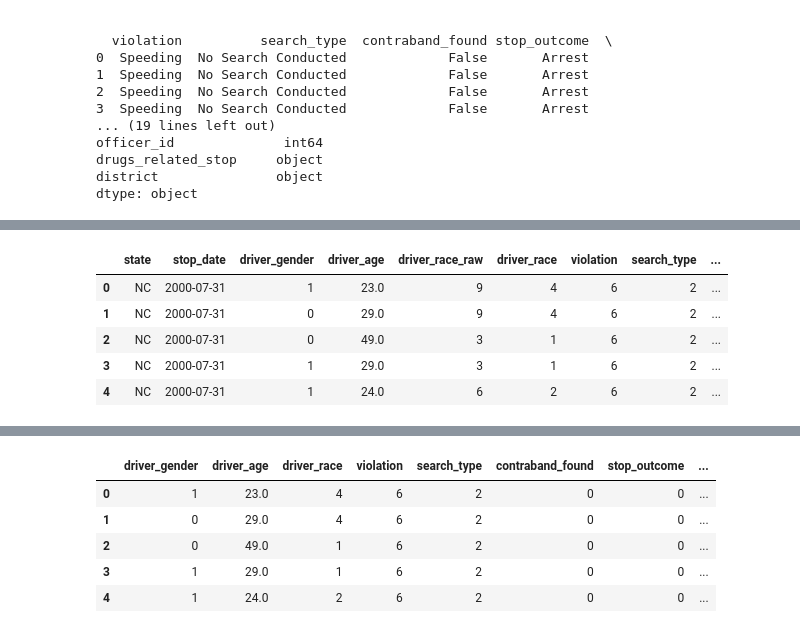
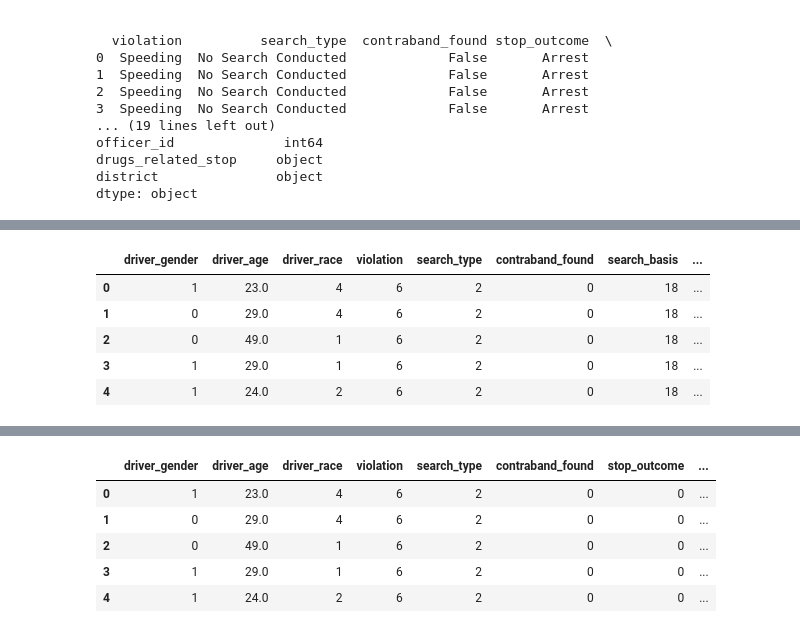
Before and after one commit to Heatdh/MIUG-Proj, a Jupyter notebook: src/main.ipynb, the cells around one changed output, grey strips where cells are left out. Drawn from its saved outputs; the diff is of its cells as text; code cells hidden in the pictures.

```diff
--- a/src/main.ipynb
+++ b/src/main.ipynb
@@ -51,0 +63,11 @@ Text(0.5, 1.0, 'Correlation between features')
+# %%
+# Clenaning the dataset by checking for missing data
+print(df.isna().sum())
+# additional reason to drop drug related stop added to the huge ammount of missing data is the high corroleation between drug related stop
+# and contraband found
+le = LabelEncoder()
+drug_dum = le.fit_transform(df['drugs_related_stop'])
+contra = le.fit_transform(df['contraband_found'])
+# printing the corroleation between both features
+corr_cont = np.corrcoef(drug_dum,contra)
+print(corr_cont)
@@ -52,9 +92,5 @@ Text(0.5, 1.0, 'Correlation between features')
 # %%
-y= df['stop_outcome']
-X= df.drop(columns=['state','driver_race_raw','stop_date'])
-# drop the drugs _ related_stop
+X= df.drop(columns=['state','driver_race_raw','stop_date','stop_outcome'])
+X= X.drop(columns=['drugs_related_stop'],axis=1)
-# %%
-df.isna().sum()
-X= df.drop(columns=['drugs_related_stop'])
 # %%
 df["driver_age"].fillna(df["driver_age"].mean(), inplace = True)
@@ -61,16 +146,14 @@ df["driver_age"].fillna(df["driver_age"].mean(), inplace = True)
 # %%
 from sklearn.preprocessing import LabelEncoder
-le = LabelEncoder()
-col= ["driver_gender","driver_race_raw","driver_race","violation","search_type","contraband_found",
-      "stop_outcome","search_basis","officer_id","district","drugs_related_stop"
-]
-df_encoded = df
-df_encoded[col]=df_encoded[col].apply(lambda col: le.fit_transform(col))
-df_encoded.head()
+col= ["driver_gender","driver_race","violation","search_type","contraband_found",
+      "search_basis","district"]
+X_encoded = X
+X_encoded[col]=X_encoded[col].apply(lambda col: le.fit_transform(col))
+X_encoded.head()
 # %% [output]
-|  | state | stop_date | driver_gender | driver_age | driver_race_raw | driver_race | violation | search_type | ... |
-| 0 | NC | 2000-07-31 | 1 | 23.0 | 9 | 4 | 6 | 2 | ... |
-| 1 | NC | 2000-07-31 | 0 | 29.0 | 9 | 4 | 6 | 2 | ... |
-| 2 | NC | 2000-07-31 | 0 | 49.0 | 3 | 1 | 6 | 2 | ... |
-| 3 | NC | 2000-07-31 | 1 | 29.0 | 3 | 1 | 6 | 2 | ... |
-| 4 | NC | 2000-07-31 | 1 | 24.0 | 6 | 2 | 6 | 2 | ... |
+|  | driver_gender | driver_age | driver_race | violation | search_type | contraband_found | search_basis | ... |
+| 0 | 1 | 23.0 | 4 | 6 | 2 | 0 | 18 | ... |
+| 1 | 0 | 29.0 | 4 | 6 | 2 | 0 | 18 | ... |
+| 2 | 0 | 49.0 | 1 | 6 | 2 | 0 | 18 | ... |
+| 3 | 1 | 29.0 | 1 | 6 | 2 | 0 | 18 | ... |
+| 4 | 1 | 24.0 | 2 | 6 | 2 | 0 | 18 | ... |
```
Also changed, not shown: parts of 19 cells of this notebook.
